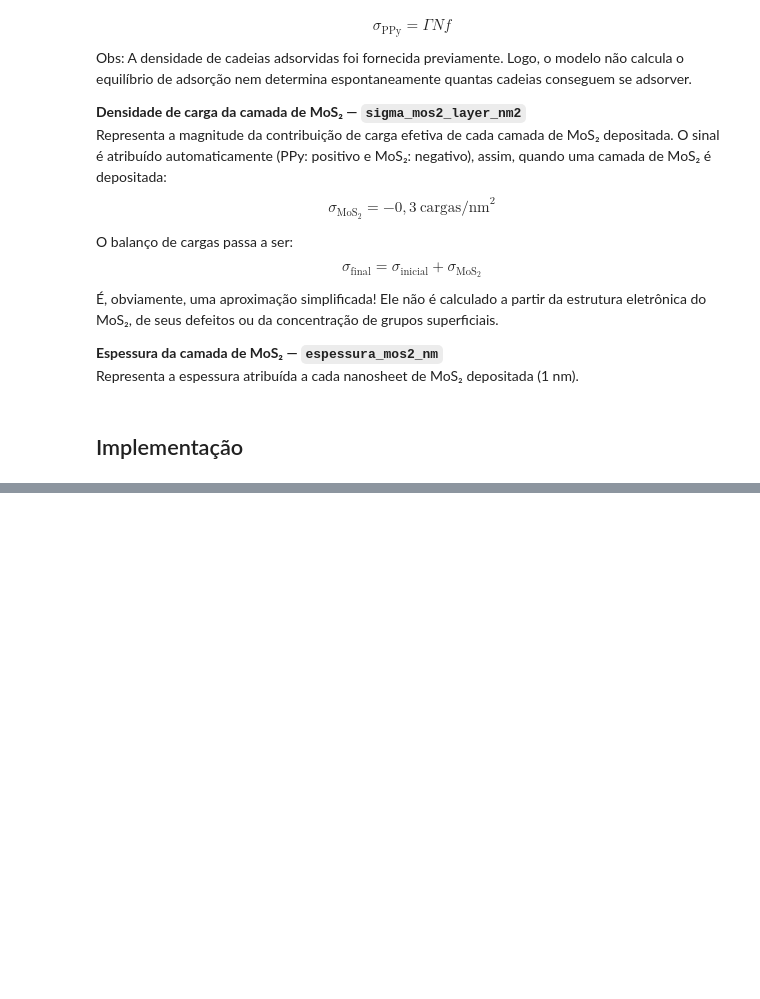
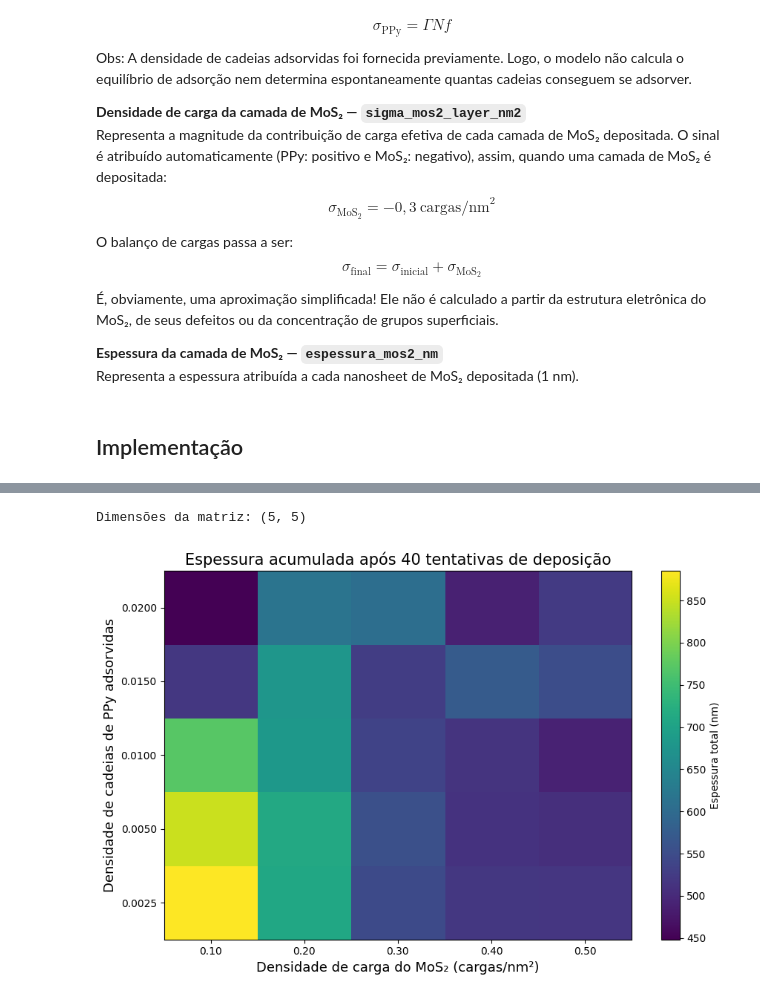
Before and after one commit to SamarahRamos/Polimerization-of-Poly-Pirrol, a Jupyter notebook: joanny_model.ipynb, the cells around one changed output, grey strips where cells are left out. Saved outputs shown, nothing was run; the diff lists cells and outputs as text; code cells hidden in the pictures; blank space fills up the shorter version.

```diff
--- a/joanny_model.ipynb
+++ b/joanny_model.ipynb
@@ -458,0 +691,45 @@ with open("resultados_simulacao.txt", "w", encoding="utf-8") as arquivo:
+# %%
+n_fixo = 40
+
+dados = df_resumo[
+    df_resumo["n_camadas"] == n_fixo
+]
+
+matriz = dados.pivot(
+    index="chains_adsorbed_nm2",
+    columns="sigma_mos2_layer_nm2",
+    values="Espessura_total_nm"
+)
+
+print("Dimensões da matriz:", matriz.shape)
+
+plt.figure(figsize=(9, 6))
+
+plt.imshow(
+    matriz.values,
+    aspect="auto",
+    origin="lower",
+    interpolation="nearest"
+)
+
+plt.colorbar(label="Espessura total (nm)")
+
+plt.xticks(
+    range(len(matriz.columns)),
+    [f"{x:.2f}" for x in matriz.columns]
+)
+
+plt.yticks(
+    range(len(matriz.index)),
+    [f"{x:.4f}" for x in matriz.index]
+)
+
+plt.xlabel("Densidade de carga do MoS₂ (cargas/nm²)", fontsize=13)
+plt.ylabel("Densidade de cadeias de PPy adsorvidas", fontsize=13)
+plt.title("Espessura acumulada após 40 tentativas de deposição", fontsize=15)
+
+plt.tight_layout()
+plt.show()
+# %% [output]
+Dimensões da matriz: (5, 5)
+[figure, added]
```
Also changed, not shown: parts of 14 cells of this notebook.
